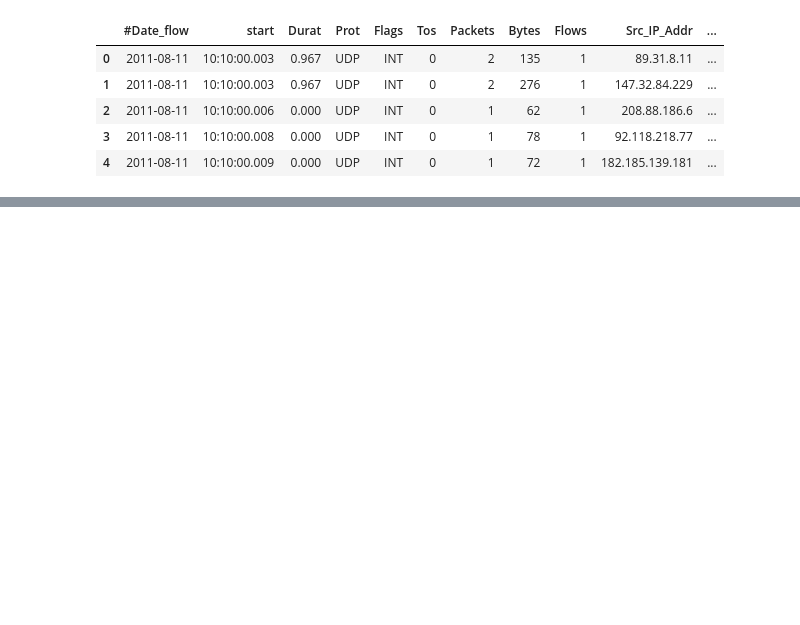
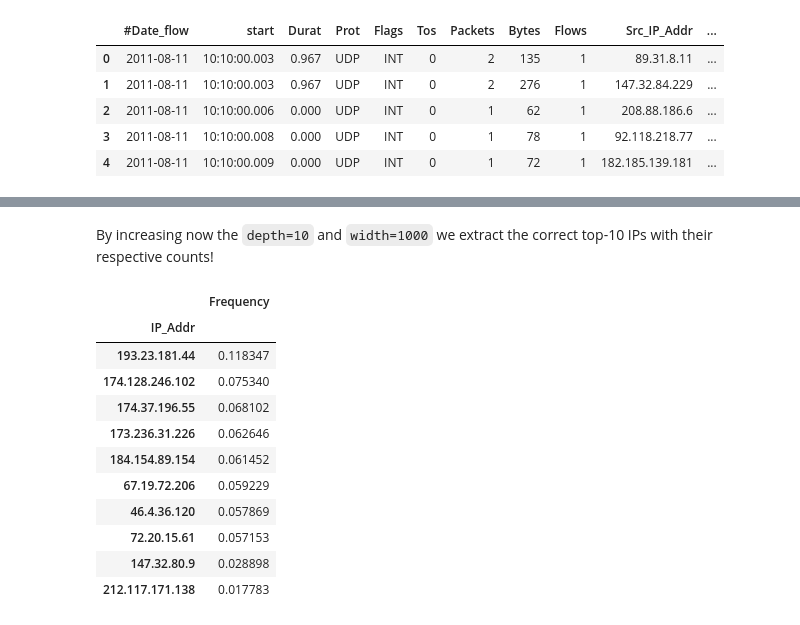
Before and after one commit to giannislelekas/CS4035, a Jupyter notebook: lab3/Sketching_Task.ipynb, the cells around one changed output, grey strips where cells are left out. Cells and saved outputs as stored; diff of their text form; code cells hidden in the pictures; blank space fills up the shorter version.

```diff
--- a/lab3/Sketching_Task.ipynb
+++ b/lab3/Sketching_Task.ipynb
@@ -119,0 +154,19 @@ df.head(10)
+# %% [markdown]
+By increasing now the `depth=10` and `width=1000` we extract the correct top-10 IPs with their respective counts!
+# %%
+df = pd.DataFrame(data=dic[enum[5]])
+df.set_index('IP_Addr', inplace=True)
+df.head(10)
+# %% [output]
+|  | Frequency |
+| IP_Addr |  |
+| 193.23.181.44 | 0.118347 |
+| 174.128.246.102 | 0.075340 |
+| 174.37.196.55 | 0.068102 |
+| 173.236.31.226 | 0.062646 |
+| 184.154.89.154 | 0.061452 |
+| 67.19.72.206 | 0.059229 |
+| 46.4.36.120 | 0.057869 |
+| 72.20.15.61 | 0.057153 |
+| 147.32.80.9 | 0.028898 |
+| 212.117.171.138 | 0.017783 |
```
Also changed, not shown: parts of 22 cells of this notebook, 1 other file.
